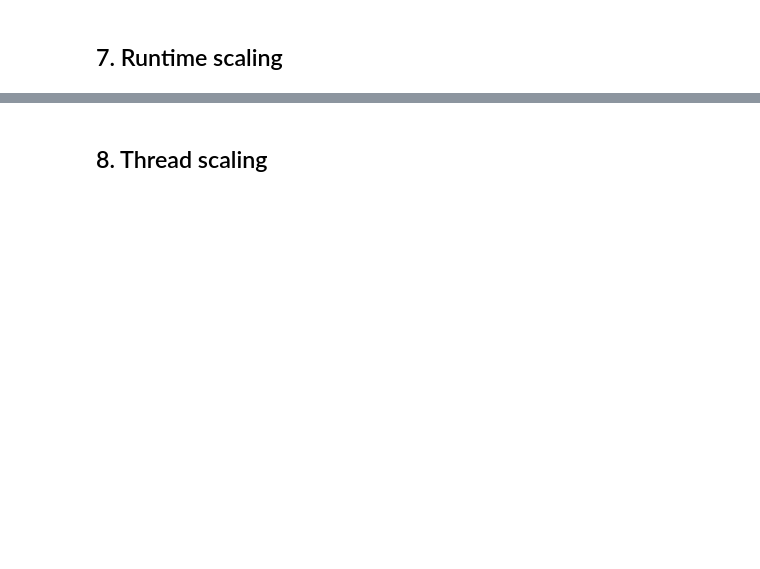
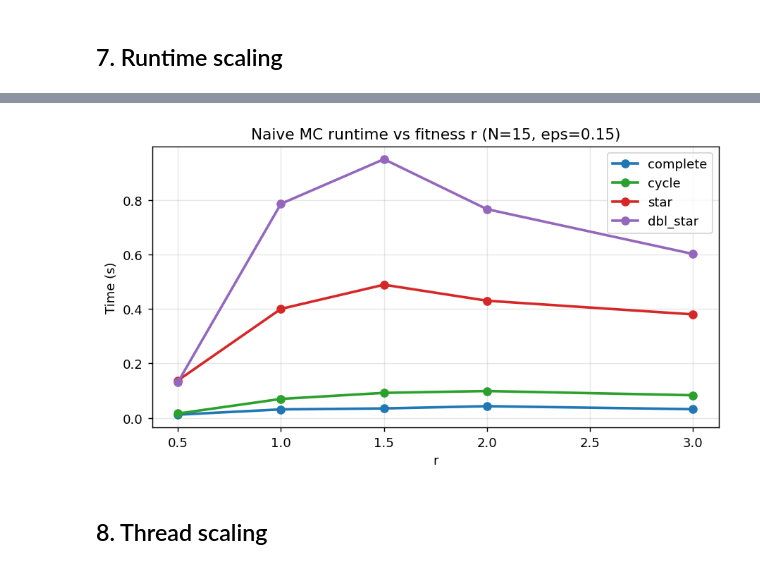
Before and after one commit to mozkomor05/Moran-Fixation-FPRAS, a Jupyter notebook: notebooks/monte_carlo_demo.ipynb, the cells around one changed output, grey strips where cells are left out. Drawn from its saved outputs; the diff is of its cells as text; code cells hidden in the pictures; blank space fills up the shorter version.

```diff
--- a/notebooks/monte_carlo_demo.ipynb
+++ b/notebooks/monte_carlo_demo.ipynb
@@ -198,10 +237,13 @@ exact_val = exact.well_mixed(20, r)
 eps_grid = [0.30, 0.20, 0.15, 0.10, 0.07]
 eps_rows = []
 for eps in eps_grid:
+    params = _alg.params.diaz_naive(20, r, epsilon=eps)
     res = naive.estimate(g, r, epsilon=eps, seed=42, num_threads=1)
     eps_rows.append({'epsilon': eps, 'estimate': res.estimate,
                      'ci_lower': res.ci_lower, 'ci_upper': res.ci_upper,
-                     'samples': res.samples, 'steps_total': res.steps_total,
+                     'samples': params.samples,
+                     'step_limit': params.per_run_step_limit,
+                     'steps_total': res.steps_total,
                      'time_s': f'{res.elapsed_seconds:.3f}',
                      'rel_error': f'{abs(res.estimate - exact_val) / exact_val:.2%}'})
 
@@ -245,7 +295,7 @@ eff_rows = []
 for n in sizes:
     for name in graph_types:
         g = make_graph(name, n)
-        res = naive.estimate(g, 1.5, epsilon=0.15, seed=42, num_threads=1)
+        res = naive.estimate(g, 1.5, epsilon=0.15, seed=42, num_threads=0)
         wasted = 1 - res.steps_effective / max(res.steps_total, 1)
         eff_rows.append({'graph': name, 'N': n,
                          'steps_total': res.steps_total,
@@ -290,25 +352,26 @@ ax.legend(); plt.tight_layout(); plt.show()
 # %%
-# Time vs r -- structure matters
 r_grid_time = [0.5, 1.0, 1.5, 2.0, 3.0]
 N = 15
 
 time_rows = []
 for r in r_grid_time:
     for name in graph_types:
         g = make_graph(name, N)
-        res = naive.estimate(g, r, epsilon=0.15, seed=42, num_threads=1)
+        res = naive.estimate(g, r, epsilon=0.15, seed=42, num_threads=0)
         time_rows.append({'r': r, 'graph': name, 'time_s': res.elapsed_seconds,
                           'steps_total': res.steps_total})
 
 df_time_r = pd.DataFrame(time_rows)
 
 fig, ax = plt.subplots(figsize=(7, 4))
 for name in graph_types:
     sub = df_time_r[df_time_r['graph'] == name]
     ax.plot(sub['r'], sub['time_s'], 'o-', color=COLORS[name], lw=2, ms=6, label=name)
 ax.set(xlabel='r', ylabel='Time (s)',
        title=f'Naive MC runtime vs fitness r (N={N}, eps=0.15)')
 ax.legend(); plt.tight_layout(); plt.show()
+# %% [output]
+[figure, added]
 # %% [markdown]
 ## 8. Thread scaling
 # %%
```
Also changed, not shown: parts of 40 cells of this notebook.
